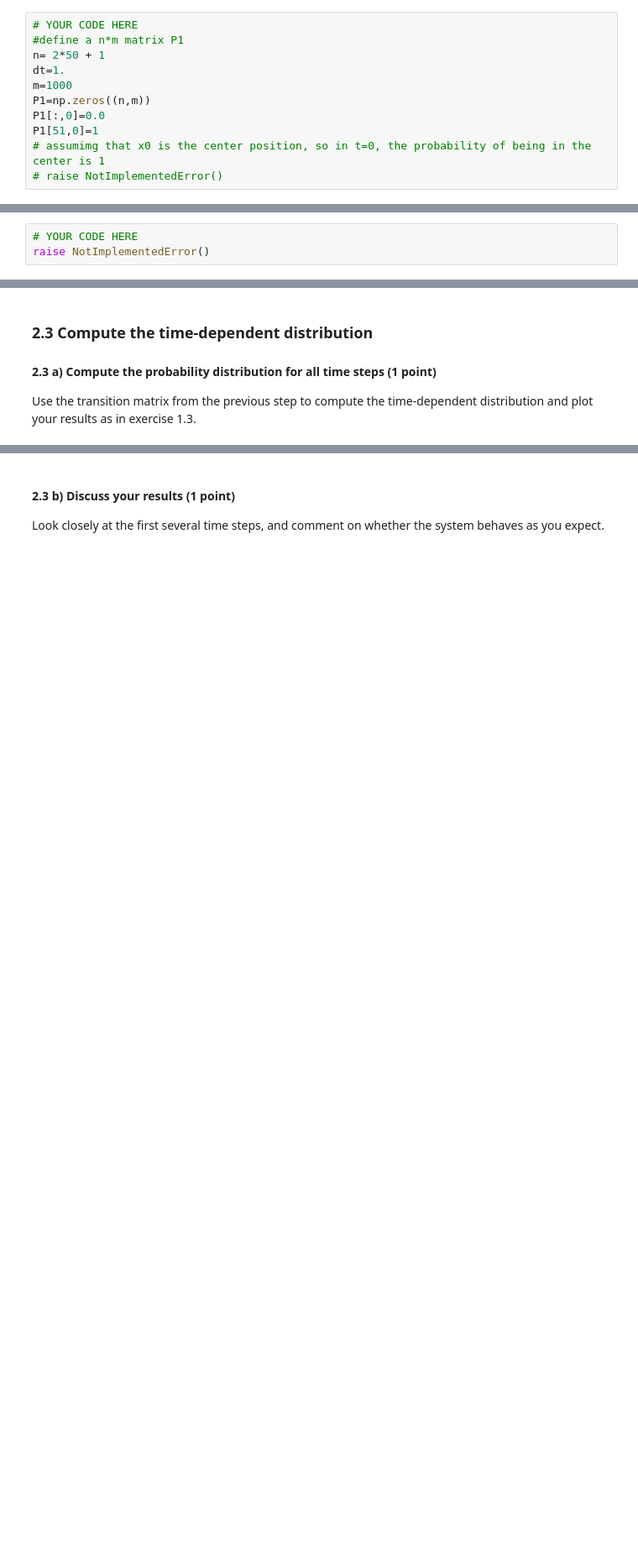
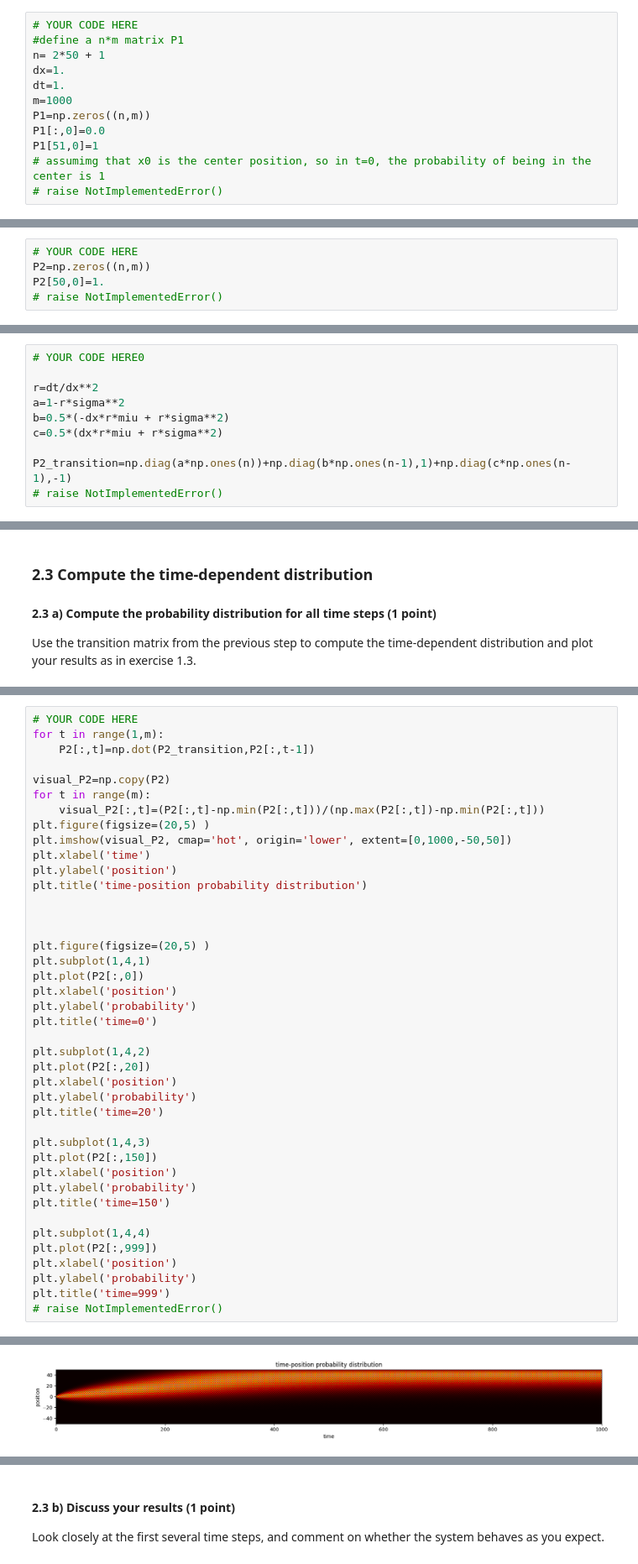
Before and after one commit to Erfan7bt/MHBF, a Jupyter notebook: 6-decision-making-II/decision-making-II.ipynb, the cells around one changed output, grey strips where cells are left out. Shown at 84% size. Saved outputs shown, nothing was run; the diff lists cells and outputs as text; blank space fills up the shorter version.

```diff
--- a/6-decision-making-II/decision-making-II.ipynb
+++ b/6-decision-making-II/decision-making-II.ipynb
@@ -96,6 +96,7 @@ Use $N = 2 \cdot 50 + 1$ dimensionless positions (each a distance of $1$ apart,
 # YOUR CODE HERE
 #define a n*m matrix P1
 n= 2*50 + 1
+dx=1.
 dt=1.
 m=1000
 P1=np.zeros((n,m))
@@ -277,7 +288,9 @@ in Exercise 1.
 Once again create a matrix for the distribution over time as per 1.1. Call this matrix `P2`.
 # %%
 # YOUR CODE HERE
-raise NotImplementedError()
+P2=np.zeros((n,m))
+P2[50,0]=1.
+# raise NotImplementedError()
 # %%
 """ Test that variable `P2` is defined """
 
@@ -310,3 +320,13 @@ raise NotImplementedError()
+# %%
+# YOUR CODE HERE0
+
+r=dt/dx**2
+a=1-r*sigma**2
+b=0.5*(-dx*r*miu + r*sigma**2)
+c=0.5*(dx*r*miu + r*sigma**2)
+
+P2_transition=np.diag(a*np.ones(n))+np.diag(b*np.ones(n-1),1)+np.diag(c*np.ones(n-1),-1)
+# raise NotImplementedError()
 # %%
 """ Test that variable `P2_transision` is defined """
 
@@ -321,0 +339,42 @@ raise NotImplementedError()
+# %%
+# YOUR CODE HERE
+for t in range(1,m):
+    P2[:,t]=np.dot(P2_transition,P2[:,t-1])
+
+visual_P2=np.copy(P2)
+for t in range(m):
+    visual_P2[:,t]=(P2[:,t]-np.min(P2[:,t]))/(np.max(P2[:,t])-np.min(P2[:,t]))
+plt.figure(figsize=(20,5) )
+plt.imshow(visual_P2, cmap='hot', origin='lower', extent=[0,1000,-50,50])
+plt.xlabel('time')
+plt.ylabel('position')
+plt.title('time-position probability distribution')
+
+
+
+plt.figure(figsize=(20,5) )
+plt.subplot(1,4,1)
+plt.plot(P2[:,0])
+plt.xlabel('position')
+plt.ylabel('probability')
+plt.title('time=0')
+
+plt.subplot(1,4,2)
+plt.plot(P2[:,20])
+plt.xlabel('position')
+plt.ylabel('probability')
+plt.title('time=20')
+
+plt.subplot(1,4,3)
+plt.plot(P2[:,150])
+plt.xlabel('position')
+plt.ylabel('probability')
+plt.title('time=150')
+
+plt.subplot(1,4,4)
+plt.plot(P2[:,999])
+plt.xlabel('position')
+plt.ylabel('probability')
+plt.title('time=999')
+# raise NotImplementedError()
+# %% [output]
@@ -321,0 +382 @@ raise NotImplementedError()
+[figure, added]
```
Also changed, not shown: parts of 25 cells of this notebook.
